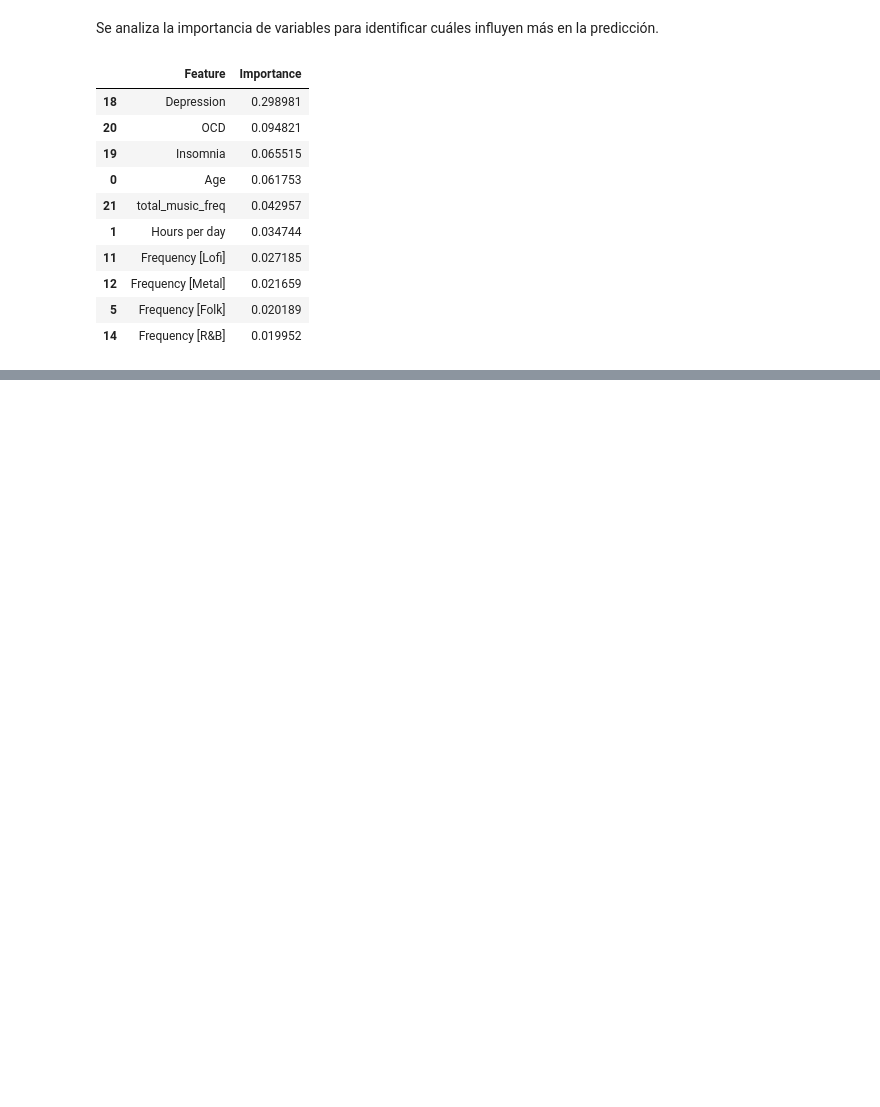
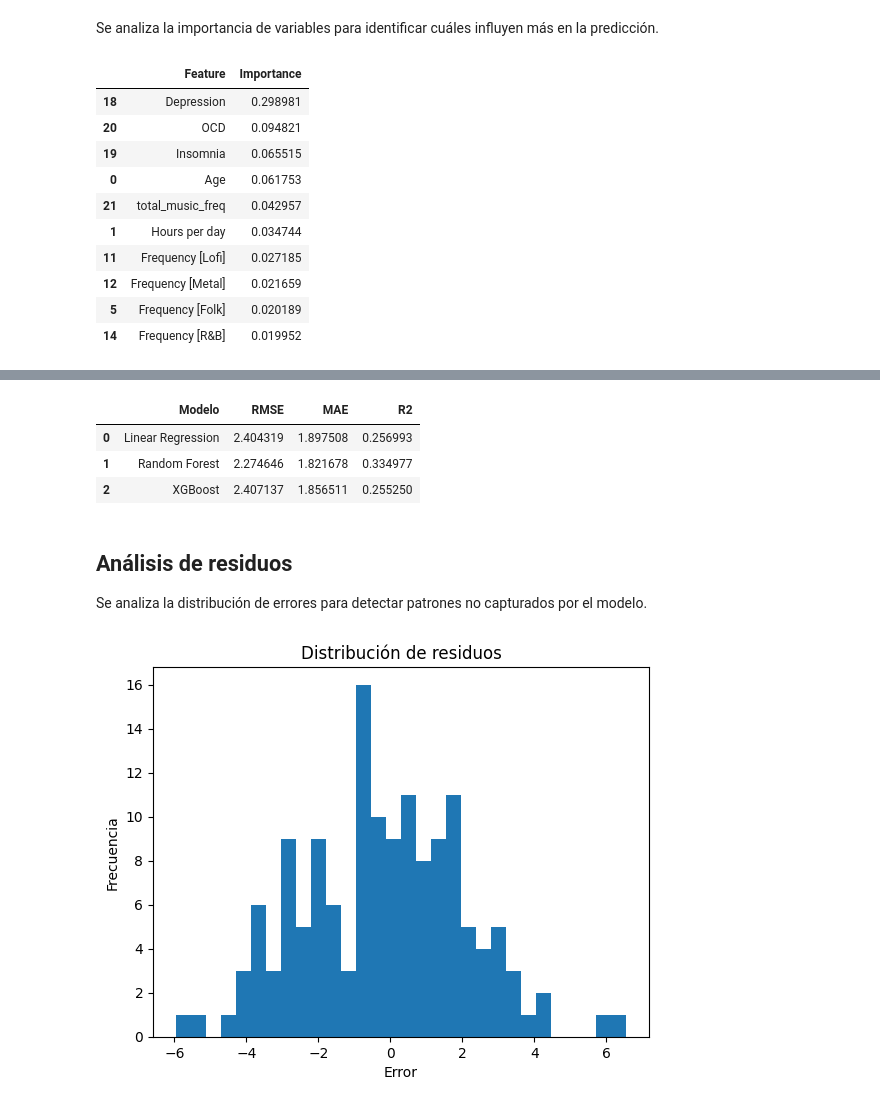
Before and after one commit to MarceloDetlefsen/proyecto_datascience, a Jupyter notebook: Proyecto1_Fase2.ipynb, the cells around one changed output, grey strips where cells are left out. Saved outputs shown, nothing was run; the diff lists cells and outputs as text; code cells hidden in the pictures; blank space fills up the shorter version.

Commit message:
Se implementa el tercer modelo XGBoost.

```diff
--- a/Proyecto1_Fase2.ipynb
+++ b/Proyecto1_Fase2.ipynb
@@ -544,0 +662,28 @@ En futuras iteraciones se podría mejorar el modelo incorporando más datos, nue
+# %%
+results = pd.DataFrame({
+    "Modelo": ["Linear Regression", "Random Forest", "XGBoost"],
+    "RMSE": [rmse_lr, rmse_rf, rmse_xgb],
+    "MAE": [mae_lr, mae_rf, mae_xgb],
+    "R2": [r2_lr, r2_rf, r2_xgb]
+})
+
+results
+# %% [output]
+|  | Modelo | RMSE | MAE | R2 |
+| 0 | Linear Regression | 2.404319 | 1.897508 | 0.256993 |
+| 1 | Random Forest | 2.274646 | 1.821678 | 0.334977 |
+| 2 | XGBoost | 2.407137 | 1.856511 | 0.255250 |
+# %% [markdown]
+##  Análisis de residuos
+
+Se analiza la distribución de errores para detectar patrones no capturados por el modelo.
+# %%
+residuals = y_test - y_pred_rf
+
+plt.hist(residuals, bins=30)
+plt.xlabel("Error")
+plt.ylabel("Frecuencia")
+plt.title("Distribución de residuos")
+plt.show()
+# %% [output]
+[figure, added]
```
Also changed, not shown: parts of 31 cells of this notebook.
